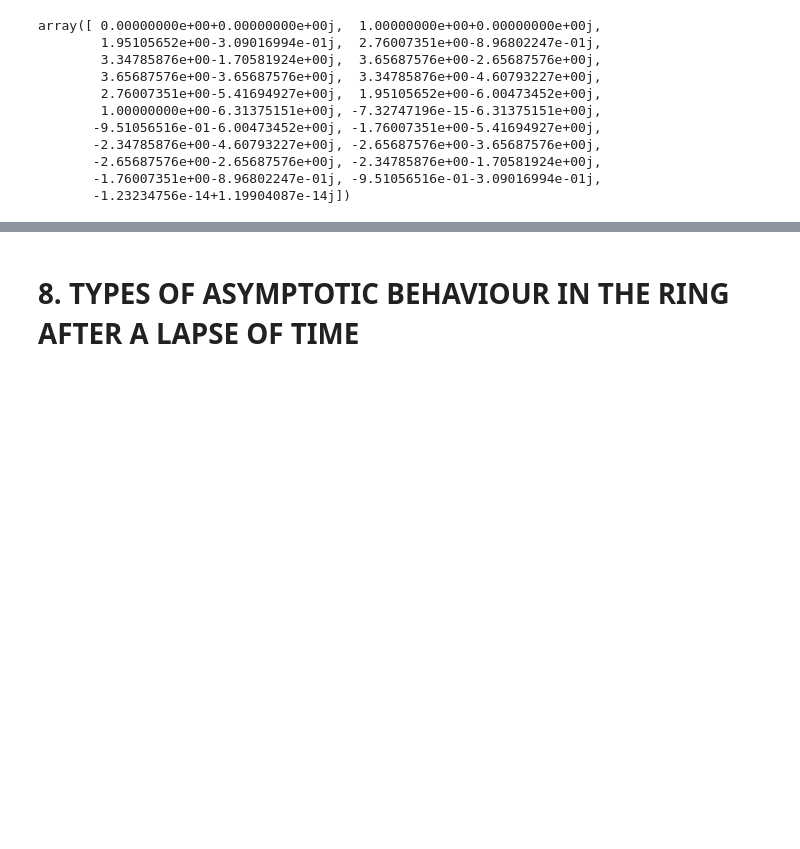
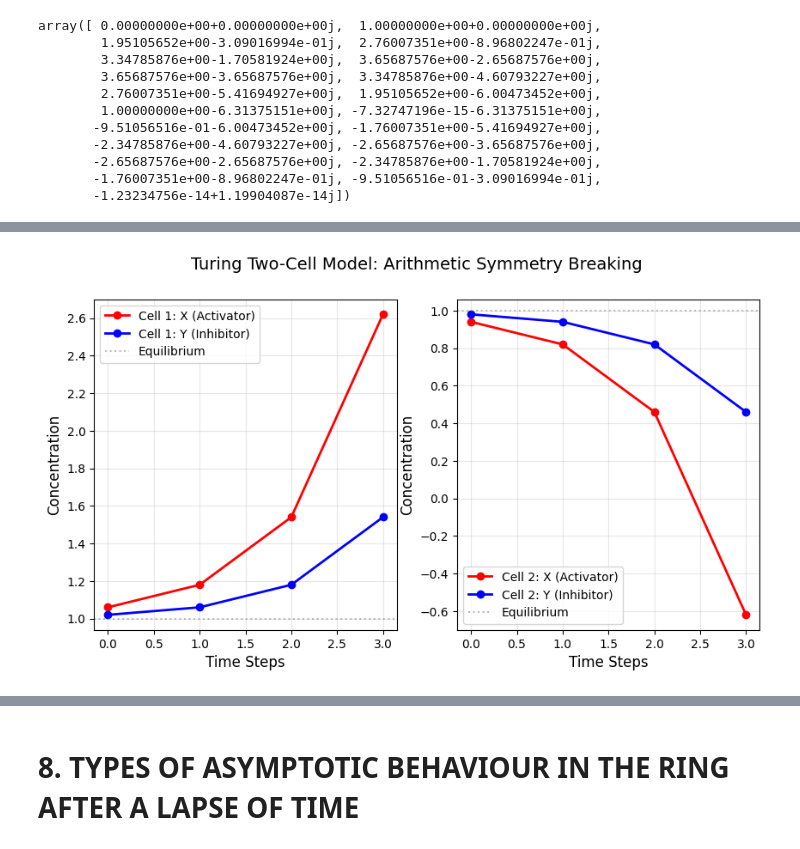
Before and after one commit to fastjacksonmin/aha-moments, a Jupyter notebook: 20260214_Turing-the_Chemical_Basis_of_Morphogenesis/notes_on_the_Chemical_Basis_of_Morphogenesis.ipynb, the cells around one changed output, grey strips where cells are left out. Saved outputs shown, nothing was run; the diff lists cells and outputs as text; code cells hidden in the pictures; blank space fills up the shorter version.

```diff
--- a/20260214_Turing-the_Chemical_Basis_of_Morphogenesis/notes_on_the_Chemical_Basis_of_Morphogenesis.ipynb
+++ b/20260214_Turing-the_Chemical_Basis_of_Morphogenesis/notes_on_the_Chemical_Basis_of_Morphogenesis.ipynb
@@ -89,0 +92,83 @@ array([ 0.00000000e+00+0.00000000e+00j,  1.00000000e+00+0.00000000e+00j,
+# %%
+import matplotlib.pyplot as plt
+
+# 图灵两细胞模型的简单算术模拟 (1952 论文第四章逻辑)
+# --- 系统参数 (完全取自图灵论文第4节) ---
+# 扩散速率
+DX = 0.5
+DY = 4.5
+
+# 初始浓度 (均衡点 1.0 附近的微小扰动)
+# 细胞 1: 略高, 细胞 2: 略低
+epsilon = 0.02
+x1, y1 = 1 + 3*epsilon, 1 + epsilon
+x2, y2 = 1 - 3*epsilon, 1 - epsilon
+
+# 步长与总步数
+# dt=1 时对应图灵在文中进行的瞬时变化步长
+dt = 1
+total_steps = 3
+
+# 记录历史数据用于绘图
+history = {
+    'steps': [0],
+    'x1': [x1], 'y1': [y1],
+    'x2': [x2], 'y2': [y2]
+}
+
+print(f"Simulation Start: Initial X1={x1}, X2={x2} (Diff: {x1-x2:.2f})")
+
+for i in range(1, total_steps + 1):
+    # 1. 计算每个细胞的局部化学反应速率
+    # 公式: dX = 5X - 6Y + 1, dY = 6X - 7Y + 1
+    rx1 = 5*x1 - 6*y1 + 1
+    ry1 = 6*x1 - 7*y1 + 1
+
+    rx2 = 5*x2 - 6*y2 + 1
+    ry2 = 6*x2 - 7*y2 + 1
+
+    # 2. 计算细胞间的扩散
+    # 公式: 扩散量 = D * (邻居 - 自身)
+    dfx1 = DX * (x2 - x1)
+    dfy1 = DY * (y2 - y1)
+
+    dfx2 = DX * (x1 - x2)
+    dfy2 = DY * (y1 - y2)
+
+    # 3. 更新浓度 (纯算术步进)
+    # 新浓度 = 旧浓度 + (反应 + 扩散) * dt
+    x1 += (rx1 + dfx1) * dt
+    y1 += (ry1 + dfy1) * dt
+    x2 += (rx2 + dfx2) * dt
+    y2 += (ry2 + dfy2) * dt
+
+    # 记录数据
+    history['steps'].append(i * dt)
+    history['x1'].append(x1)
+    history['y1'].append(y1)
+    history['x2'].append(x2)
+    history['y2'].append(y2)
+
+# --- Jupyter Notebook 可视化部分 (English Content) ---
+fig, axs = plt.subplot_mosaic(
+    [["Cell 1", "Cell 2"]],
+    figsize=(10, 5)
+)
+
+# 绘制激活剂 X 的浓度演化
+for cell, ax in axs.items():
+    cell_num = cell.split()[-1]
+    ax.plot(history['steps'], history[f'x{cell_num}'], 'r-o', label=f'{cell}: X (Activator)', linewidth=2)
+    ax.plot(history['steps'], history[f'y{cell_num}'], 'b-o', label=f'{cell}: Y (Inhibitor)', linewidth=2)
+
+    # 绘制参考线
+    ax.axhline(1.0, color='gray', linestyle=':', alpha=0.5, label='Equilibrium')
+    ax.grid(True, alpha=0.3)
+    ax.set_xlabel("Time Steps", fontsize=12)
+    ax.set_ylabel("Concentration", fontsize=12)
+    ax.legend()
+
+fig.suptitle("Turing Two-Cell Model: Arithmetic Symmetry Breaking", fontsize=14)
+
+print(f"Simulation End: Final X1={x1:.4f}, X2={x2:.4f} (Diff expanded to: {x1-x2:.2f})")
+# %% [output]
@@ -89,0 +177 @@ array([ 0.00000000e+00+0.00000000e+00j,  1.00000000e+00+0.00000000e+00j,
+[figure, added]
```
Also changed, not shown: parts of 3 cells of this notebook, 1 other file.
